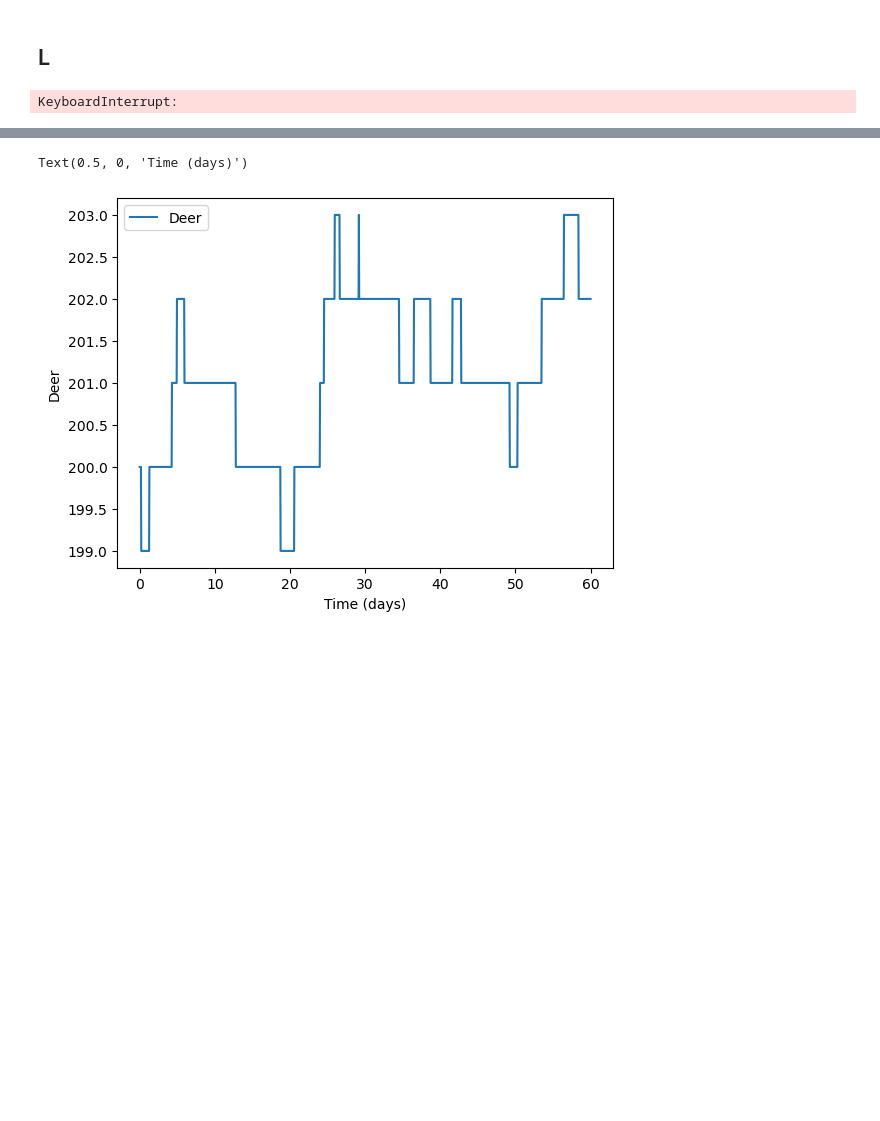
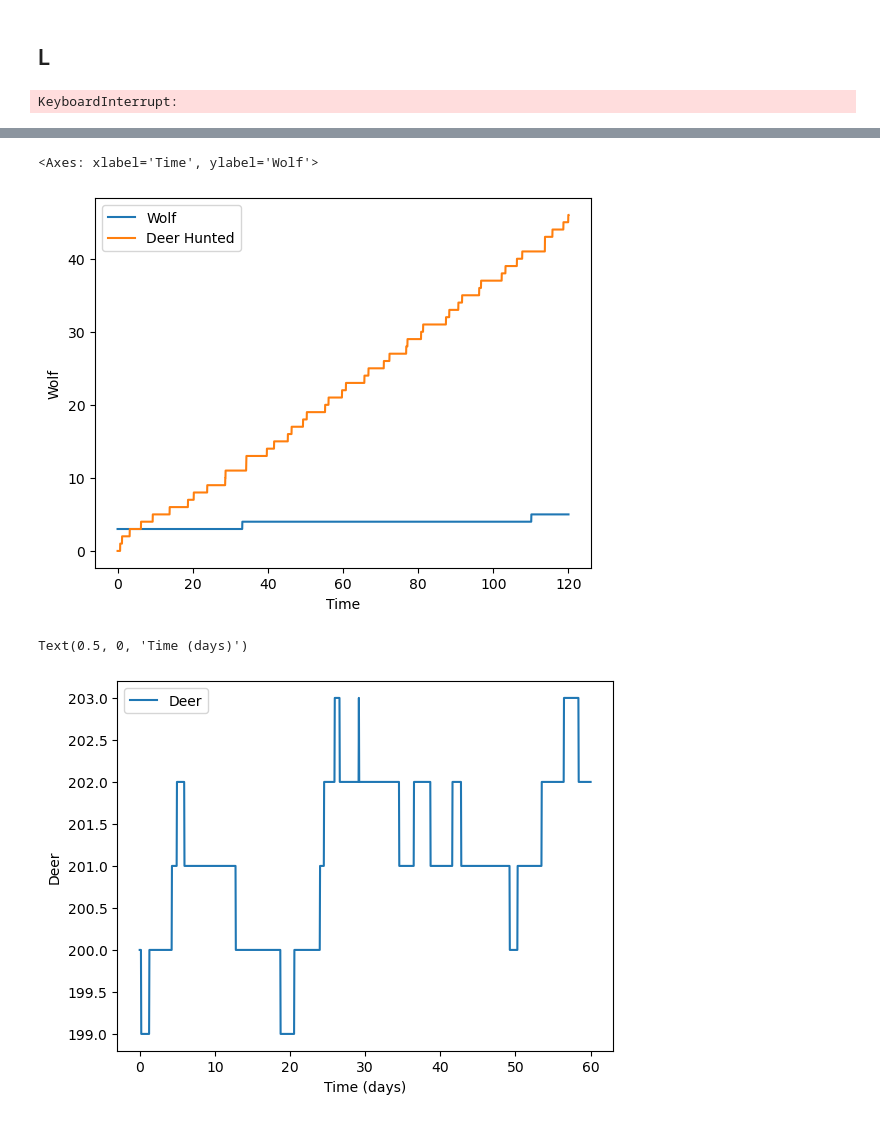
Before and after one commit to LukeRDuob/MDM3_wolf_reintroducution, a Jupyter notebook: project/ABM/notebook.ipynb, the cells around one changed output, grey strips where cells are left out. Saved outputs shown, nothing was run; the diff lists cells and outputs as text; code cells hidden in the pictures; blank space fills up the shorter version.

```diff
--- a/project/ABM/notebook.ipynb
+++ b/project/ABM/notebook.ipynb
@@ -126,3 +126,9 @@ Text(0.5, 0, 'Time (days)')
+# %%
+sns.lineplot(data=w_3_d_660, x='Time', y='Wolf', label='Wolf')
+sns.lineplot(data=w_3_d_660, x='Time', y='Deer Hunted', label='Deer Hunted')
+# %% [output]
+<Axes: xlabel='Time', ylabel='Wolf'>
+[figure, added]
 # %%
 w_2_d_200 = pd.read_csv("w_2_d_200.csv")
 # w_2_d_200.to_csv("w_2_d_200.csv", index=False)
```
Also changed, not shown: parts of 2 cells of this notebook, 1 other file.
